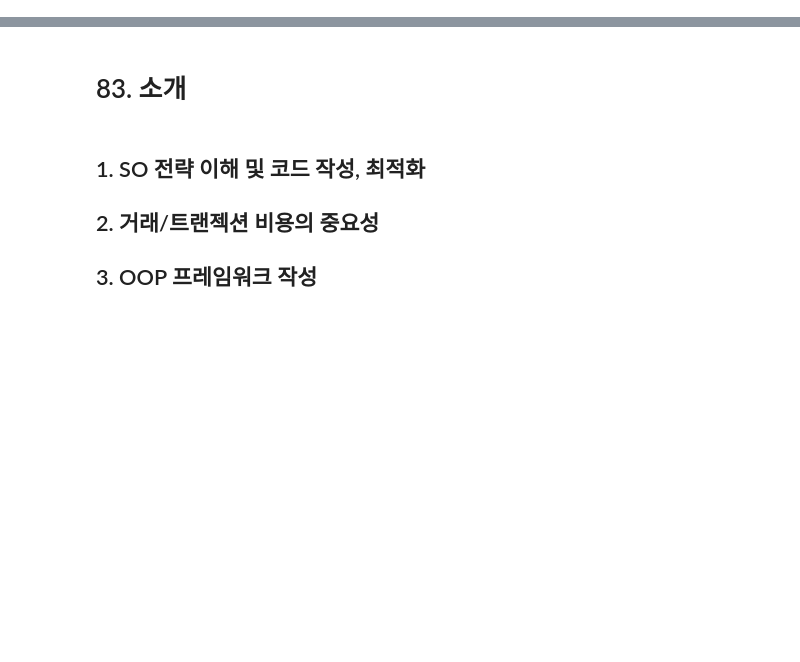
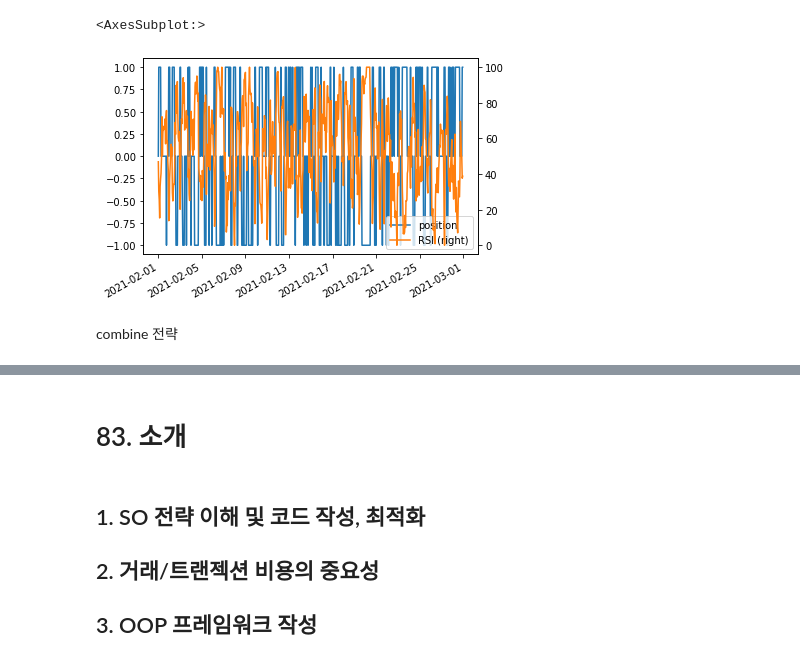
Before and after one commit to sajacaros/algo-trading, a Jupyter notebook: notebook/algo_trading_22_06_09.ipynb, the cells around one changed output, grey strips where cells are left out. Drawn from its saved outputs; the diff is of its cells as text; code cells hidden in the pictures; blank space fills up the shorter version.

Commit message:
rsi-macd combine

```diff
--- a/notebook/algo_trading_22_06_09.ipynb
+++ b/notebook/algo_trading_22_06_09.ipynb
@@ -0,0 +39,5 @@
+# %%
+rsi_tester.results.loc["2021-02":"2021-02", ["position", "RSI"]].plot(secondary_y="RSI")
+# %% [output]
+<AxesSubplot:>
+[figure, added]
@@ -0,0 +50,2 @@
+# %% [markdown]
+combine 전략
```
Also changed, not shown: parts of 21 cells of this notebook, 2 other files.
